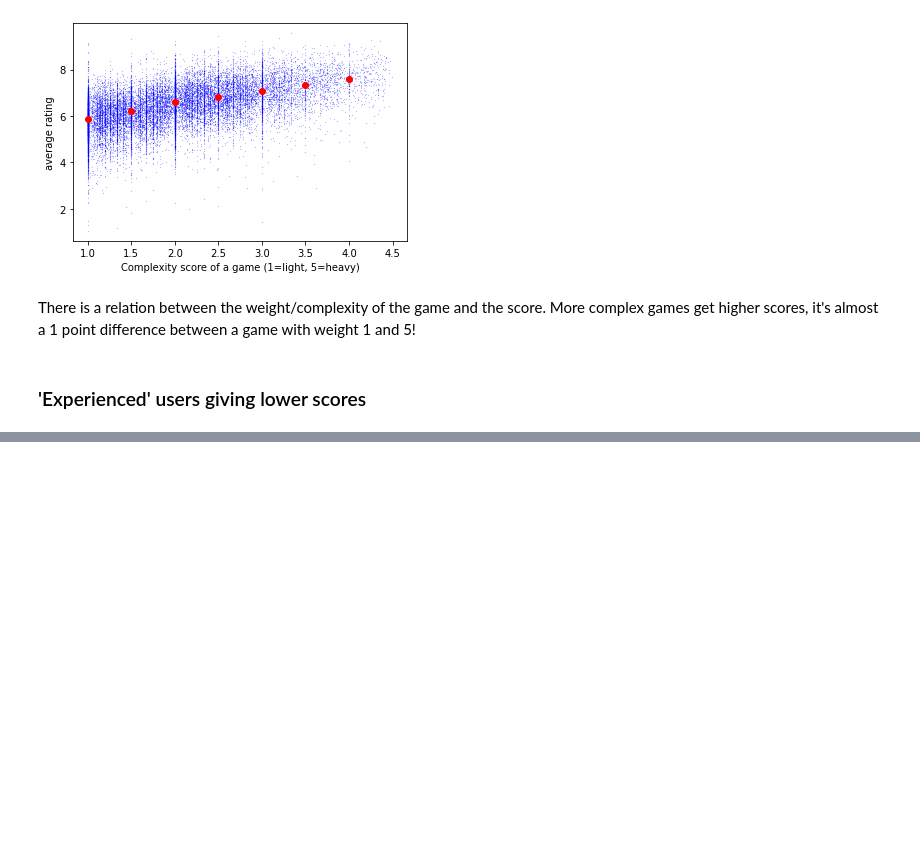
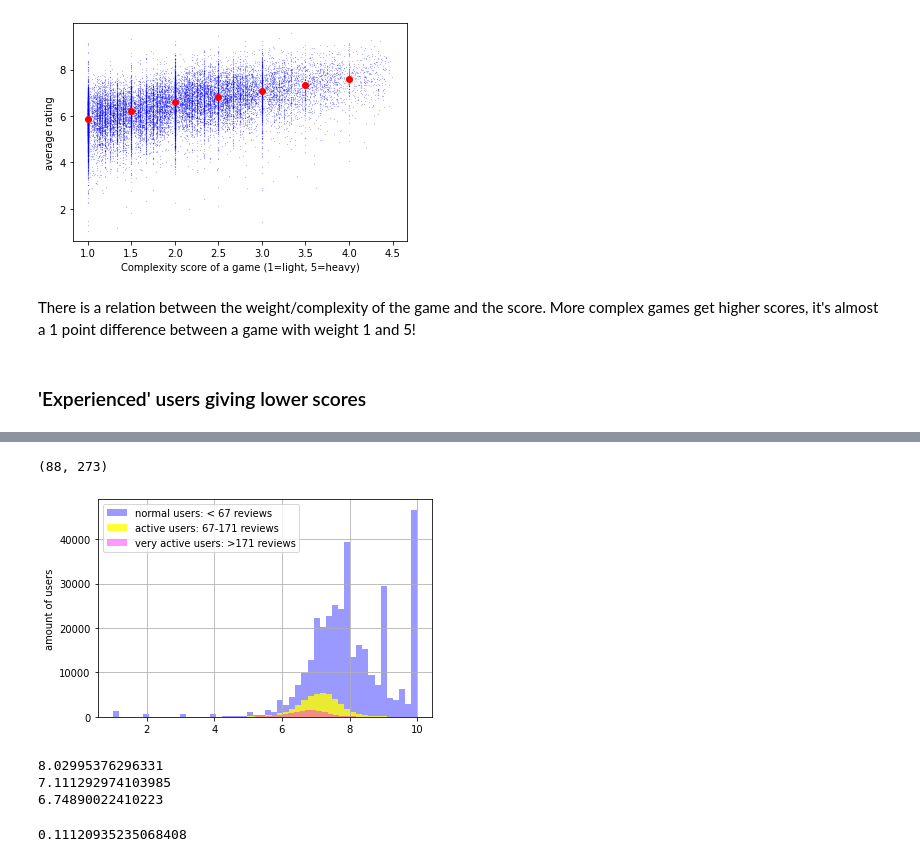
Before and after one commit to jvanelteren/boardgamegeek, a Jupyter notebook: 1Exploratory Data Analysis from housing.ipynb, the cells around one changed output, grey strips where cells are left out. Saved outputs shown, nothing was run; the diff lists cells and outputs as text; code cells hidden in the pictures; blank space fills up the shorter version.

```diff
--- a/1Exploratory Data Analysis from housing.ipynb
+++ b/1Exploratory Data Analysis from housing.ipynb
@@ -585,0 +235,37 @@ dtype: int64
+# %%
+# hide
+users.sort_values('count', inplace=True)
+users['cumsum'] = users['count'].cumsum()
+totalreviews = sum(users['count'])
+tertile = totalreviews //3
+first_tertile = users[users['cumsum'] > tertile].iloc[0]['count']
+second_tertile = users[users['cumsum'] > 2*tertile].iloc[0]['count']
+first_tertile, second_tertile
+# %% [output]
+(88, 273)
+# %%
+# hide
+new = users.loc[users['count']< first_tertile]
+middle = users.loc[(users['count']>= first_tertile) & (users['count']<=second_tertile)]
+experienced = users.loc[users['count']>second_tertile]
+assert len(new) + len(middle) + len(experienced) == len(users)
+# %%
+# hide_input
+new['average'].hist(bins=50, fc=(0, 0, 1, 0.4), label='normal users: < 67 reviews')
+middle['average'].hist(bins=50, fc=(1, 1, 0, 0.8), label='active users: 67-171 reviews')
+experienced['average'].hist(bins=50, fc=(1, 0, 1, 0.4), label='very active users: >171 reviews')
+plt.ylabel('amount of users')
+plt.legend();
+# %% [output]
+[figure, added]
+# %%
+# hide
+for i in [new, middle, experienced]:
+    print(i['average'].mean())
+len(experienced)/len(users)
+(sum(new['average'] == 10)) / len(users)
+# %% [output]
+8.02995376296331
+7.111292974103985
+6.74890022410223
+0.11120935235068408
```
Also changed, not shown: parts of 78 cells of this notebook, 2 other files.
